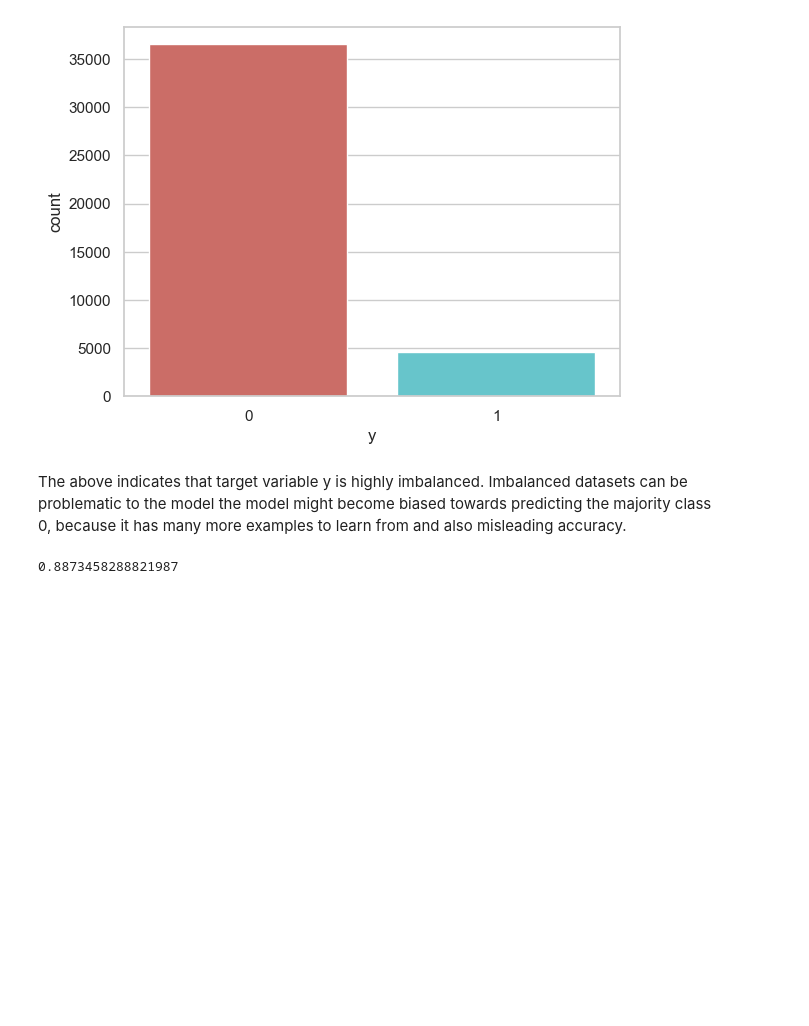
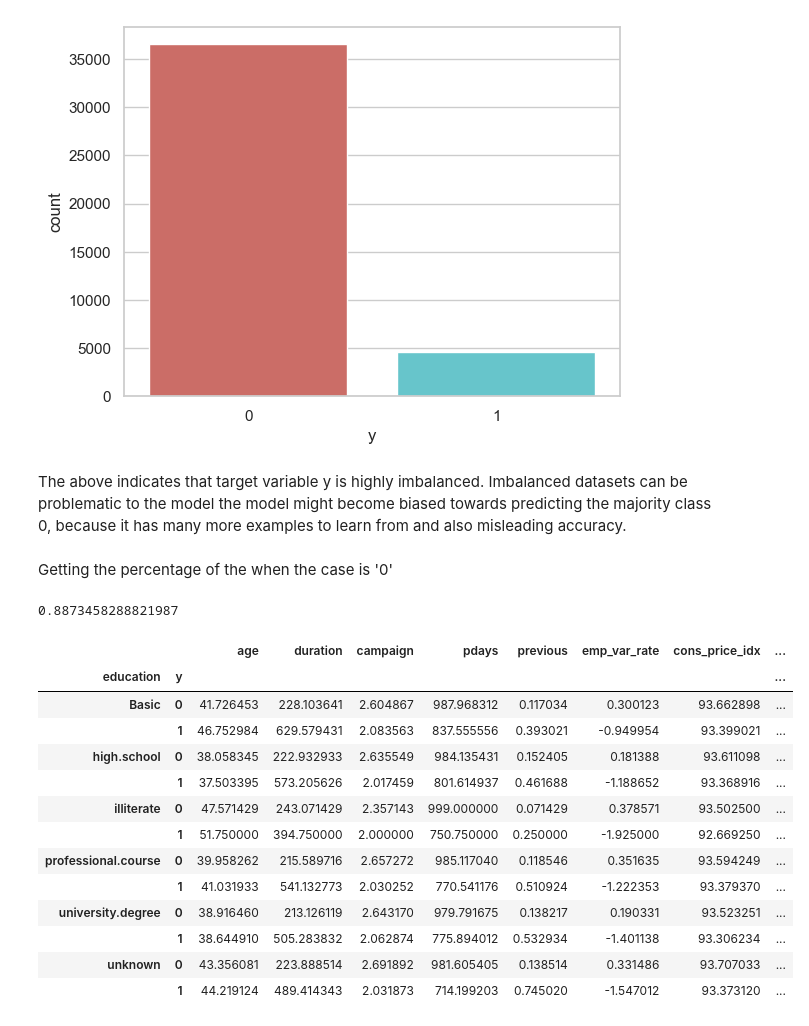
Before and after one commit to Eric-MK/Logistic_regression-, a Jupyter notebook: notebook.ipynb, the cells around one changed output. Drawn from its saved outputs; the diff is of its cells as text; code cells hidden in the pictures; blank space fills up the shorter version.

```diff
--- a/notebook.ipynb
+++ b/notebook.ipynb
@@ -92,7 +92,26 @@ Passing `palette` without assigning `hue` is deprecated and will be removed in v
 [figure]
 # %% [markdown]
 The above indicates that target variable y is highly imbalanced. Imbalanced datasets can be problematic to the model the model might become biased towards predicting the majority class 0, because it has many more examples to learn from and also misleading accuracy.
+# %% [markdown]
+Getting the percentage of the when the case is '0'
 # %%
 df[df['y']==0].shape[0]/df.shape[0]
 # %% [output]
 0.8873458288821987
+# %%
+df.groupby(['education','y']).mean(numeric_only=True)
+# %% [output]
+|  |  | age | duration | campaign | pdays | previous | emp_var_rate | cons_price_idx | ... |
+| education | y |  |  |  |  |  |  |  | ... |
+| Basic | 0 | 41.726453 | 228.103641 | 2.604867 | 987.968312 | 0.117034 | 0.300123 | 93.662898 | ... |
+|  | 1 | 46.752984 | 629.579431 | 2.083563 | 837.555556 | 0.393021 | -0.949954 | 93.399021 | ... |
+| high.school | 0 | 38.058345 | 222.932933 | 2.635549 | 984.135431 | 0.152405 | 0.181388 | 93.611098 | ... |
+|  | 1 | 37.503395 | 573.205626 | 2.017459 | 801.614937 | 0.461688 | -1.188652 | 93.368916 | ... |
+| illiterate | 0 | 47.571429 | 243.071429 | 2.357143 | 999.000000 | 0.071429 | 0.378571 | 93.502500 | ... |
+|  | 1 | 51.750000 | 394.750000 | 2.000000 | 750.750000 | 0.250000 | -1.925000 | 92.669250 | ... |
+| professional.course | 0 | 39.958262 | 215.589716 | 2.657272 | 985.117040 | 0.118546 | 0.351635 | 93.594249 | ... |
+|  | 1 | 41.031933 | 541.132773 | 2.030252 | 770.541176 | 0.510924 | -1.222353 | 93.379370 | ... |
+| university.degree | 0 | 38.916460 | 213.126119 | 2.643170 | 979.791675 | 0.138217 | 0.190331 | 93.523251 | ... |
+|  | 1 | 38.644910 | 505.283832 | 2.062874 | 775.894012 | 0.532934 | -1.401138 | 93.306234 | ... |
+| unknown | 0 | 43.356081 | 223.888514 | 2.691892 | 981.605405 | 0.138514 | 0.331486 | 93.707033 | ... |
+|  | 1 | 44.219124 | 489.414343 | 2.031873 | 714.199203 | 0.745020 | -1.547012 | 93.373120 | ... |
```
Also changed, not shown: parts of 7 cells of this notebook.
